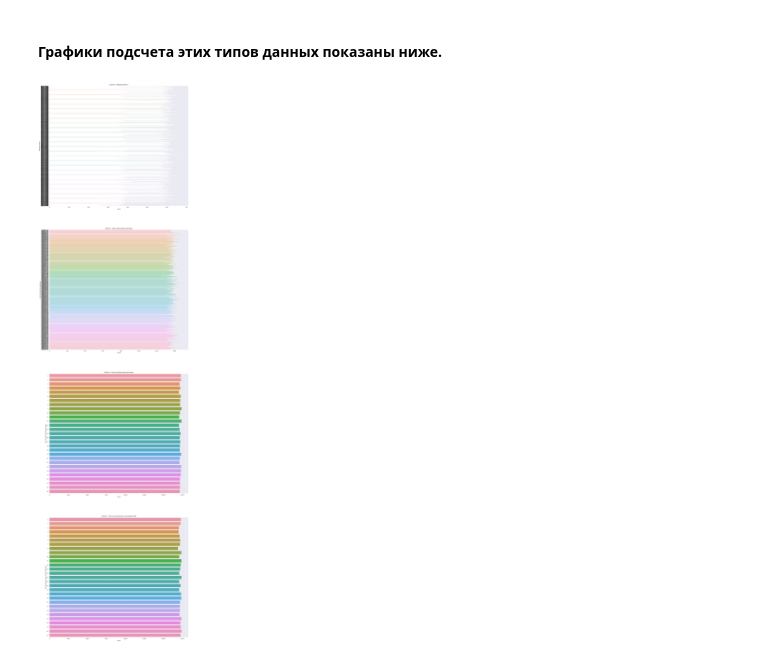
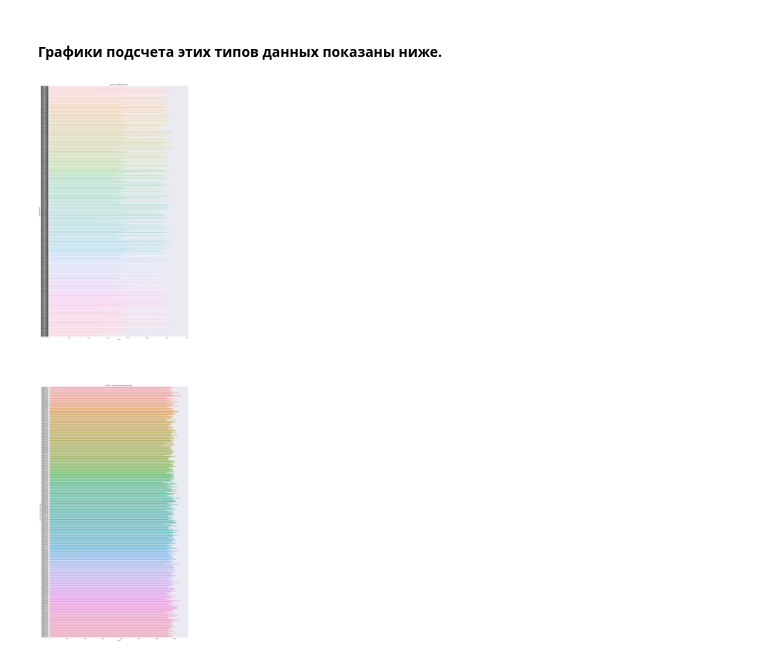
Before and after one commit to bestonly125/k-anonymity, a Jupyter notebook: K_Anonymity_B1.ipynb, the cells around one changed output. Cells and saved outputs as stored; diff of their text form; code cells hidden in the pictures.

```diff
--- a/K_Anonymity_B1.ipynb
+++ b/K_Anonymity_B1.ipynb
@@ -49,6 +48,9 @@ Currently each row is unique
 <p align="justify">$\qquad$ Применение методов обезличивания ведет к тому, что полезная информация в обезличенных наборах данных становится менеее качественной - для измерения уровня этого качества используются специальные метрики <b>расчета полезности</b> ("utility"). Суть модели - нахождение баланса между риском повторной идентификации с одной стороны и полезностью набора  данных - с другой.</p>
 
 <p align="justify">$\qquad$ В первом приближении модель k-anonymity  требует выделения квази-идентификаторов ("QID") и вычисления для них <b>размеров классов-эквивалентности</b>  $k$ строк/физических лиц, затем итерационное применение методов обезличивания (включающих подавление строк или ячеек, обобщение значений), между которыми следует анализ получившегося набора и уточнение параметров методов обезличивания. В результате это защищает отдельных людей, сводя к минимому информацию об отдельном человеке, оставляя злоумышленнику ("adversary") только информацию о принадлежности данного человека к определенной группе.  Хотя получающийся набор не является точным, он все еще годится для целей анализа и построения моделей машинного обучения. В ряде случаев надо решать не только проблему обезличивания, но и иного подхода к идентификации, например, для решения задач, в которых обобщенные данные не могут использоваться напрямую.</p>
+# %%
+QI=[ 'Микросегмент',
+    'Дата просмотра рекламы',]
 # %%
 def k_anonymous(data, columns):
   ## Возьмите фрейм данных, верните значение k-anonymity
@@ -68,15 +75,12 @@ print(' k-anonymity = ' + str(k_anonymous(df, [
 # %%
 import seaborn as sns
 import matplotlib.pyplot as plt
 
-columns = ['Микросегмент',
-            'Дата просмотра рекламы',
-            'Кол-во просмотров рекламы',
-            'Кол-во уникальных пользователей']
+columns = QI
 
 fig, ax = plt.subplots(len(columns), figsize = (20,80))
 for i in range(len(columns)):
   ax[i].set_title('Column : ' + str(columns[i]))
   sns.countplot(y = columns[i], data = df, ax = ax[i])
 # %% [output]
-[figure, old version]
+[figure, new version]
```
Also changed, not shown: parts of 3 cells of this notebook, 6 other files.
